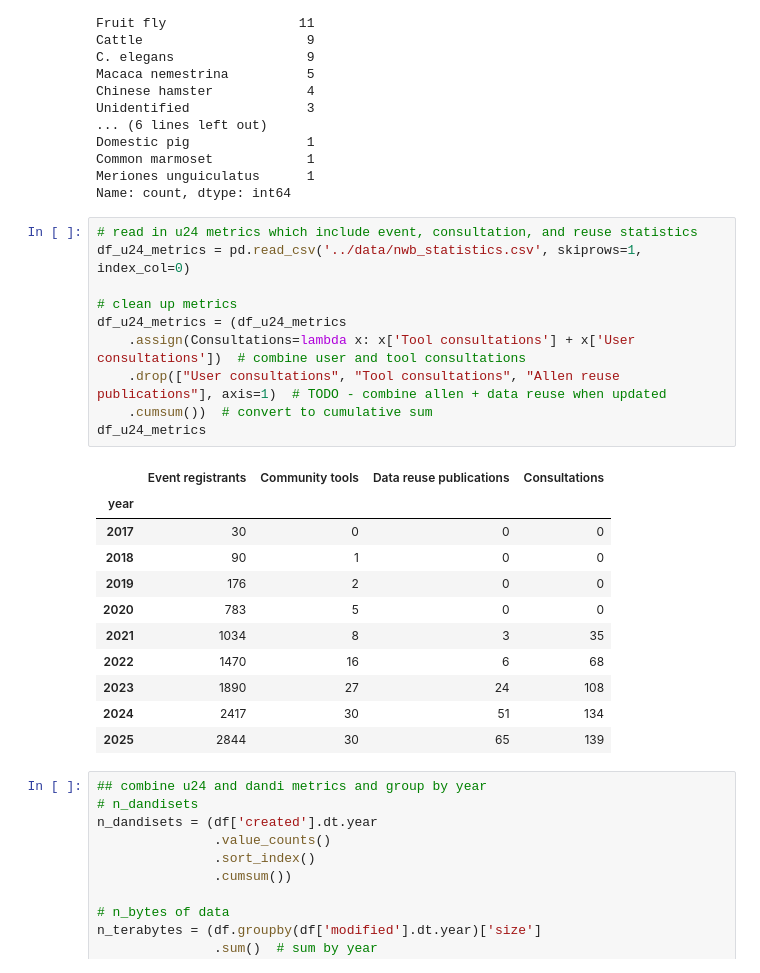
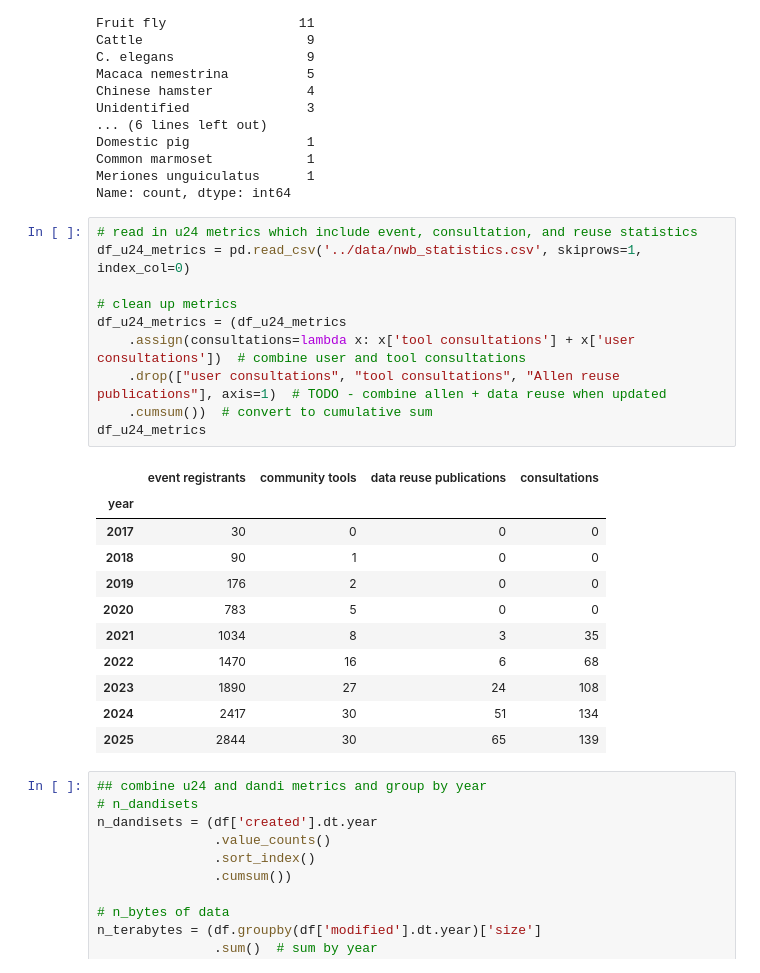
Before and after one commit to NeurodataWithoutBorders/nwb-project-analytics, a Jupyter notebook: notebooks/dandi_nwb_statistics_analysis.ipynb, the cells around one changed output. Saved outputs shown, nothing was run; the diff lists cells and outputs as text.

```diff
--- a/notebooks/dandi_nwb_statistics_analysis.ipynb
+++ b/notebooks/dandi_nwb_statistics_analysis.ipynb
@@ -149,15 +149,15 @@ Name: count, dtype: int64
 # %%
 # read in u24 metrics which include event, consultation, and reuse statistics
 df_u24_metrics = pd.read_csv('../data/nwb_statistics.csv', skiprows=1, index_col=0)
 
 # clean up metrics
 df_u24_metrics = (df_u24_metrics
-    .assign(Consultations=lambda x: x['Tool consultations'] + x['User consultations'])  # combine user and tool consultations
-    .drop(["User consultations", "Tool consultations", "Allen reuse publications"], axis=1)  # TODO - combine allen + data reuse when updated
+    .assign(consultations=lambda x: x['tool consultations'] + x['user consultations'])  # combine user and tool consultations
+    .drop(["user consultations", "tool consultations", "Allen reuse publications"], axis=1)  # TODO - combine allen + data reuse when updated
     .cumsum())  # convert to cumulative sum
 df_u24_metrics
 # %% [output]
-|  | Event registrants | Community tools | Data reuse publications | Consultations |
+|  | event registrants | community tools | data reuse publications | consultations |
 | year |  |  |  |  |
 | 2017 | 30 | 0 | 0 | 0 |
 | 2018 | 90 | 1 | 0 | 0 |
```
Also changed, not shown: parts of 2 cells of this notebook, 1 other file.
